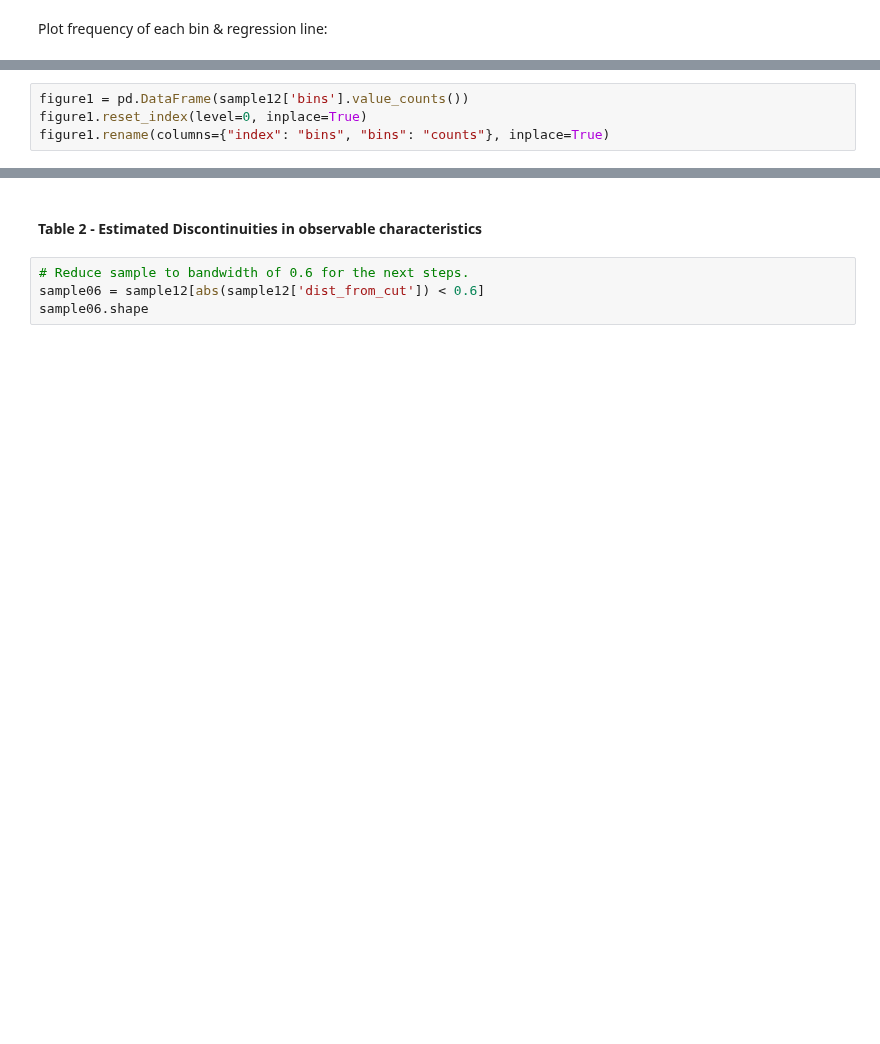
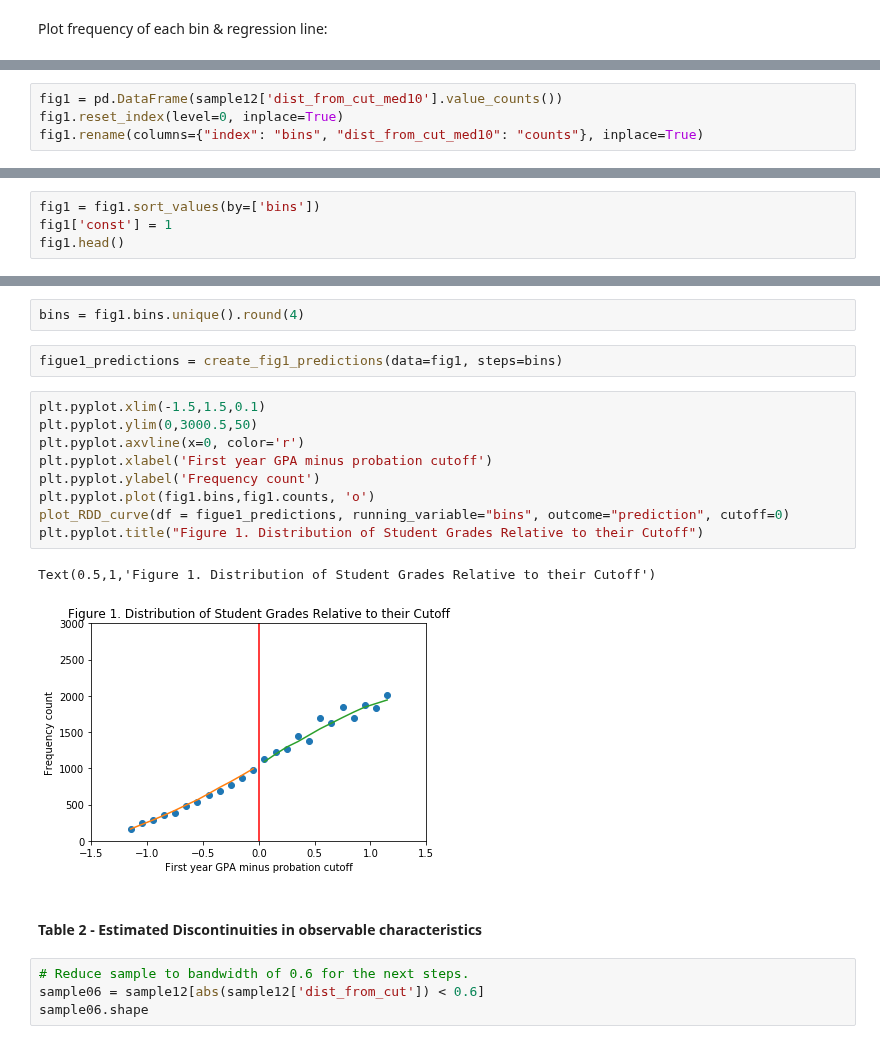
Before and after one commit to amageh/replication-performance-standards, a Jupyter notebook: project.ipynb, the cells around one changed output, grey strips where cells are left out. Saved outputs shown, nothing was run; the diff lists cells and outputs as text; blank space fills up the shorter version.

Commit message:
Changed code for figure 1 and moved parts to auxiliary.

```diff
--- a/project.ipynb
+++ b/project.ipynb
@@ -311,4 +282,4 @@ Plot frequency of each bin & regression line:
 # %%
-figure1 = pd.DataFrame(sample12['bins'].value_counts())
-figure1.reset_index(level=0, inplace=True)
-figure1.rename(columns={"index": "bins", "bins": "counts"}, inplace=True)
+fig1 = pd.DataFrame(sample12['dist_from_cut_med10'].value_counts())
+fig1.reset_index(level=0, inplace=True)
+fig1.rename(columns={"index": "bins", "dist_from_cut_med10": "counts"}, inplace=True)
@@ -346,0 +286,4 @@ Text(0,0.5,'Frequency count')
+# %%
+fig1 = fig1.sort_values(by=['bins'])
+fig1['const'] = 1
+fig1.head()
@@ -347,3 +297,19 @@ Text(0,0.5,'Frequency count')
+# %%
+bins = fig1.bins.unique().round(4)
+# %%
+figue1_predictions = create_fig1_predictions(data=fig1, steps=bins)
+# %%
+plt.pyplot.xlim(-1.5,1.5,0.1)
+plt.pyplot.ylim(0,3000.5,50)
+plt.pyplot.axvline(x=0, color='r')
+plt.pyplot.xlabel('First year GPA minus probation cutoff')
+plt.pyplot.ylabel('Frequency count')
+plt.pyplot.plot(fig1.bins,fig1.counts, 'o')
+plot_RDD_curve(df = figue1_predictions, running_variable="bins", outcome="prediction", cutoff=0)
+plt.pyplot.title("Figure 1. Distribution of Student Grades Relative to their Cutoff")
+# %% [output]
+Text(0.5,1,'Figure 1. Distribution of Student Grades Relative to their Cutoff')
+[figure, added]
 # %% [markdown]
 #### Table 2 - Estimated Discontinuities in observable characteristics
 # %%
```
Also changed, not shown: parts of 26 cells of this notebook, 2 other files.
